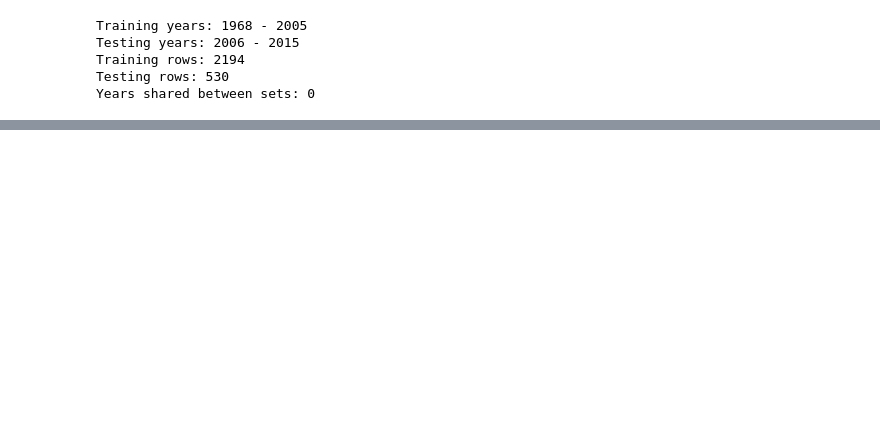
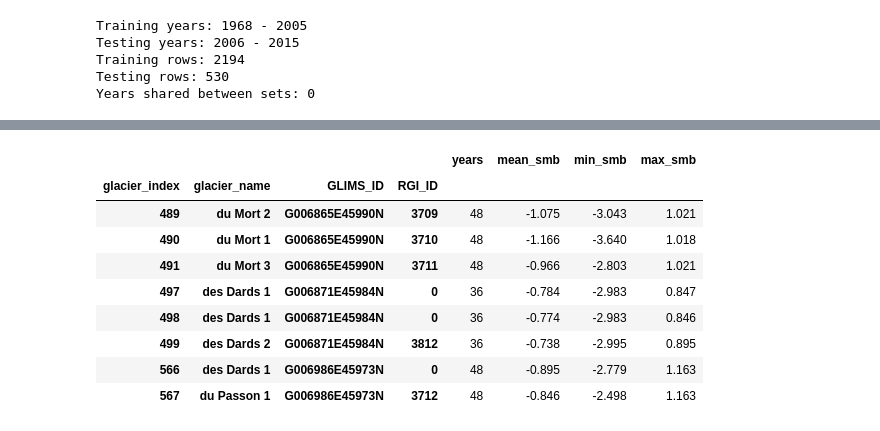
Before and after one commit to GabeC2227/Mont-Blanc-Prediction-Model-Senior-Design-Project, a Jupyter notebook: data-science/notebooks/02_explore_and_select_features.ipynb, the cells around one changed output, grey strips where cells are left out. Saved outputs shown, nothing was run; the diff lists cells and outputs as text; code cells hidden in the pictures; blank space fills up the shorter version.

```diff
--- a/data-science/notebooks/02_explore_and_select_features.ipynb
+++ b/data-science/notebooks/02_explore_and_select_features.ipynb
@@ -383,0 +2165,41 @@ baseline_results.round(3)
+# %%
+shared_glims_ids = (
+    identifier_check[
+        identifier_check["GLIMS_ID"].duplicated(keep=False)
+    ]["GLIMS_ID"]
+    .unique()
+)
+
+shared_glims_smb = (
+    data[
+        data["GLIMS_ID"].isin(shared_glims_ids)
+    ]
+    .groupby(
+        [
+            "glacier_index",
+            "glacier_name",
+            "GLIMS_ID",
+            "RGI_ID"
+        ]
+    )["mass_balance"]
+    .agg(
+        years="count",
+        mean_smb="mean",
+        min_smb="min",
+        max_smb="max"
+    )
+    .round(3)
+)
+
+shared_glims_smb
+# %% [output]
+|  |  |  |  | years | mean_smb | min_smb | max_smb |
+| glacier_index | glacier_name | GLIMS_ID | RGI_ID |  |  |  |  |
+| 489 | du Mort 2 | G006865E45990N | 3709 | 48 | -1.075 | -3.043 | 1.021 |
+| 490 | du Mort 1 | G006865E45990N | 3710 | 48 | -1.166 | -3.640 | 1.018 |
+| 491 | du Mort 3 | G006865E45990N | 3711 | 48 | -0.966 | -2.803 | 1.021 |
+| 497 | des Dards 1 | G006871E45984N | 0 | 36 | -0.784 | -2.983 | 0.847 |
+| 498 | des Dards 1 | G006871E45984N | 0 | 36 | -0.774 | -2.983 | 0.846 |
+| 499 | des Dards 2 | G006871E45984N | 3812 | 36 | -0.738 | -2.995 | 0.895 |
+| 566 | des Dards 1 | G006986E45973N | 0 | 48 | -0.895 | -2.779 | 1.163 |
+| 567 | du Passon 1 | G006986E45973N | 3712 | 48 | -0.846 | -2.498 | 1.163 |
```
Also changed, not shown: parts of 76 cells of this notebook, 1 other file.
